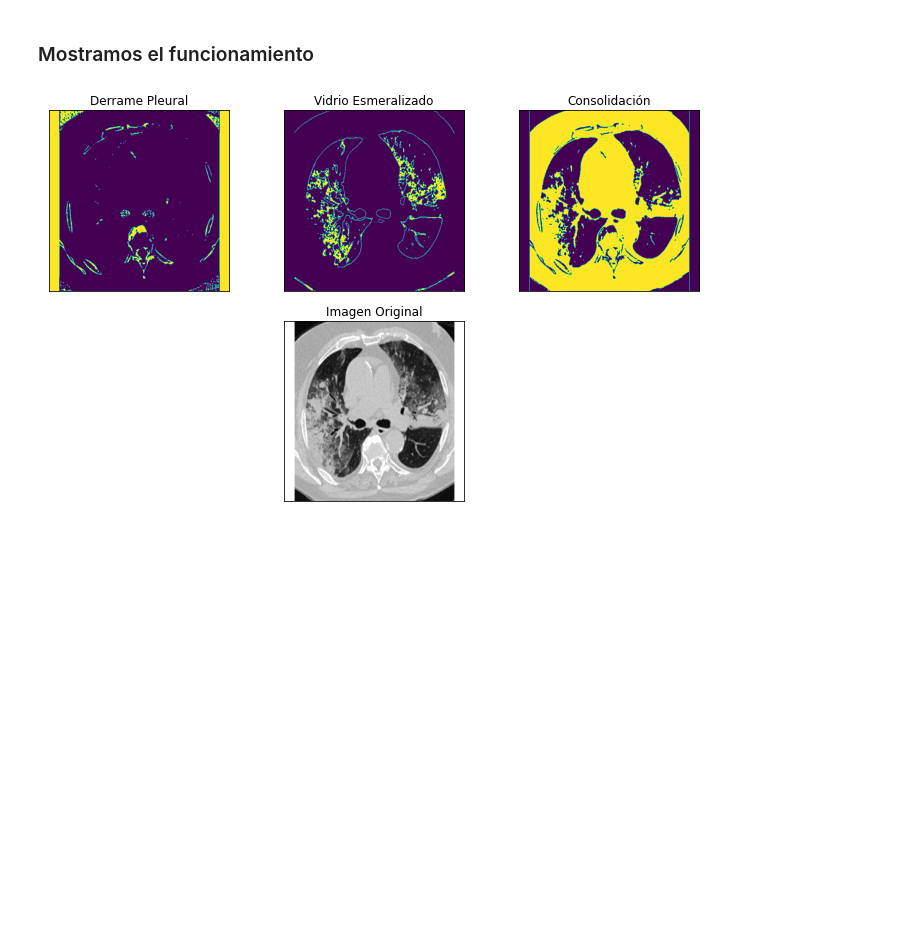
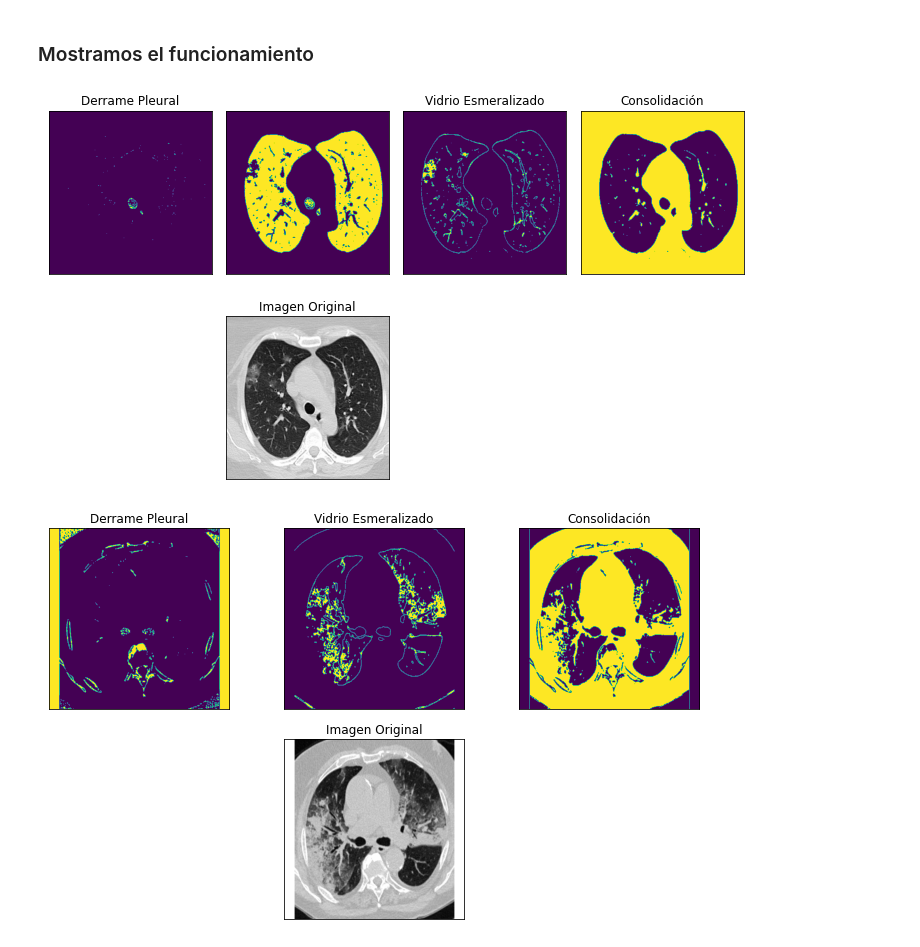
Before and after one commit to JonathanMartignon/ReconocimientoDePatrones, a Jupyter notebook: Reconocimiento_interno_COVID.ipynb, the cells around one changed output. Cells and saved outputs as stored; diff of their text form; code cells hidden in the pictures; blank space fills up the shorter version.

```diff
--- a/Reconocimiento_interno_COVID.ipynb
+++ b/Reconocimiento_interno_COVID.ipynb
@@ -278,6 +301,10 @@ print(report)
 weighted avg       0.70      0.65      0.64     41118
 # %% [markdown]
 ### Mostramos el funcionamiento
+# %%
+Funcionamiento(Bayes,[0,1,3,2],Catalogo_Knn,(10,6))
+# %% [output]
+[figure, added]
 # %%
 Funcionamiento(Bayes,[0,3,2],Catalogo_Knn,(10,6))
 # %% [output]
```
Also changed, not shown: parts of 12 cells of this notebook.
